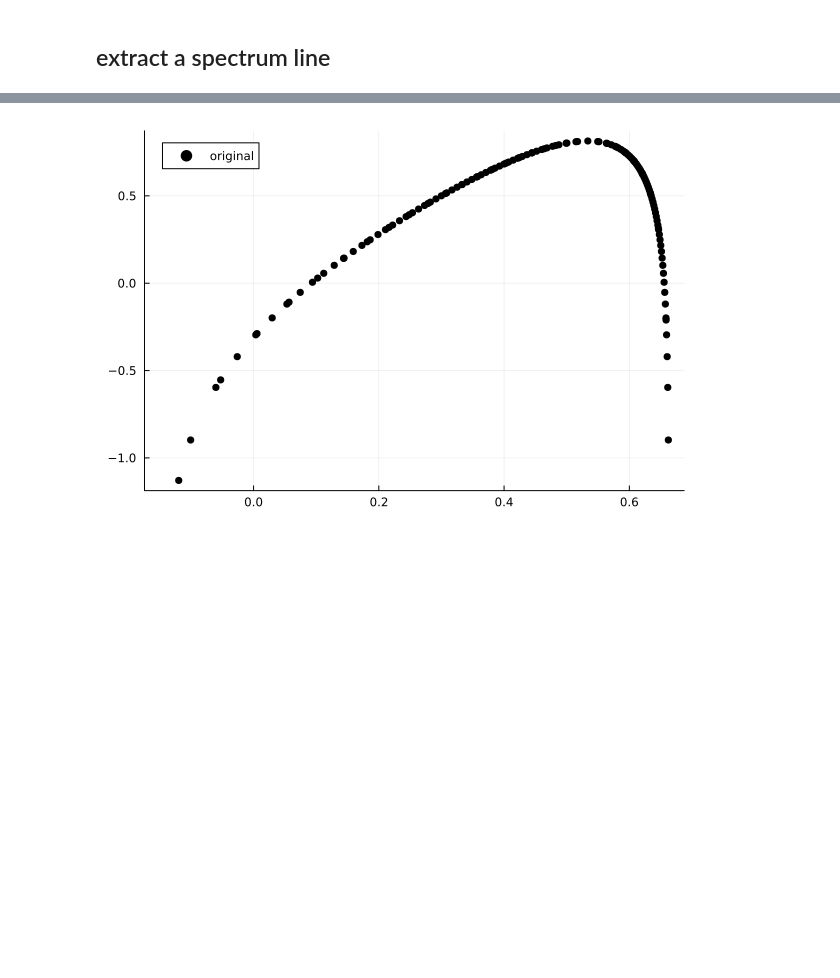
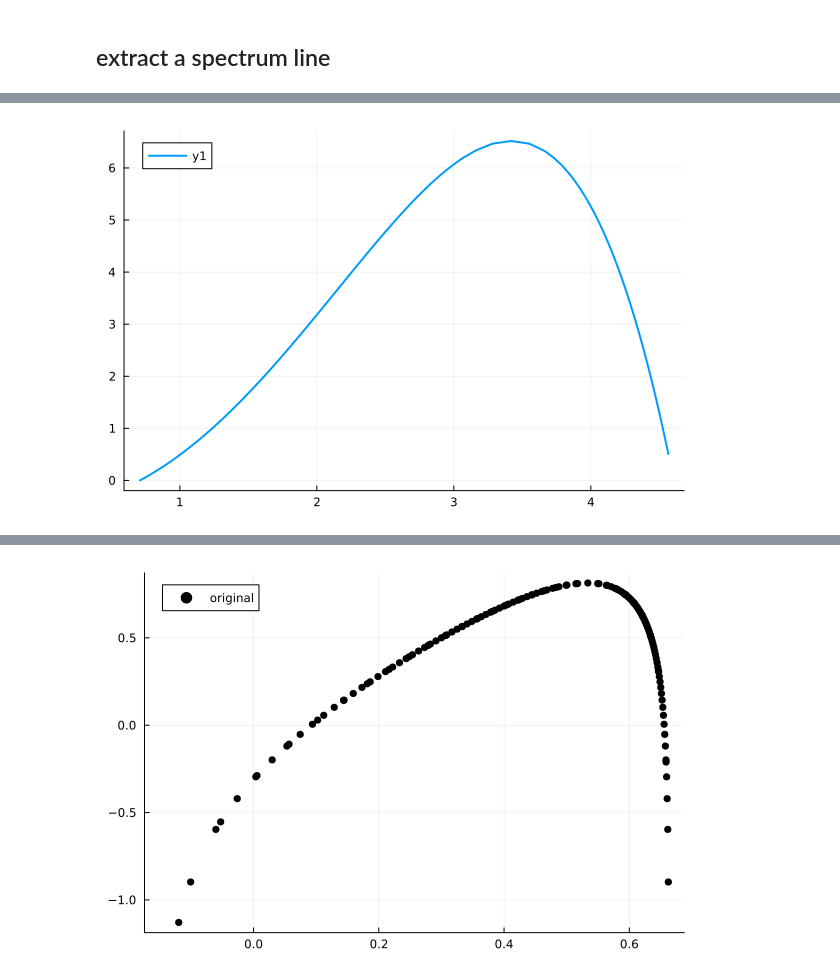
Before and after one commit to yardw/SpectraShooter.jl, a Jupyter notebook: dev.ipynb, the cells around one changed output, grey strips where cells are left out. Cells and saved outputs as stored; diff of their text form; code cells hidden in the pictures; blank space fills up the shorter version.

```diff
--- a/dev.ipynb
+++ b/dev.ipynb
@@ -539,3 +559,7 @@ end
+# %%
+plot(xs,ys,lw=2)
+# %% [output]
+[figure, added]
 # %%
 using Plots
 scatter(xs, ys, c=:black, label="original")
```
Also changed, not shown: parts of 7 cells of this notebook, 3 other files.
